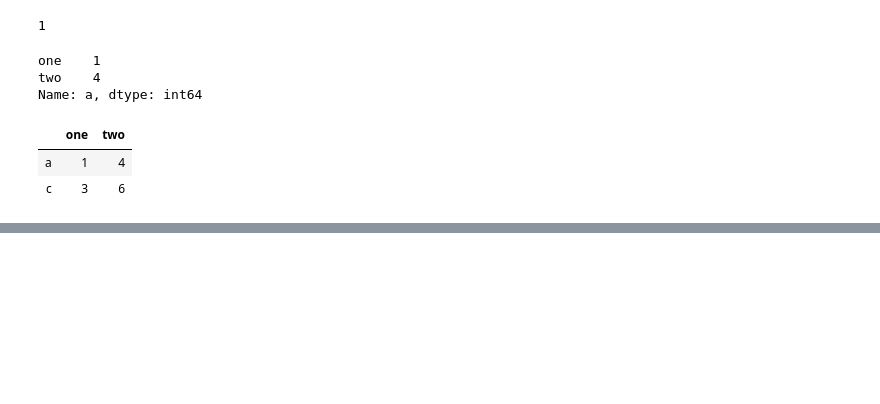
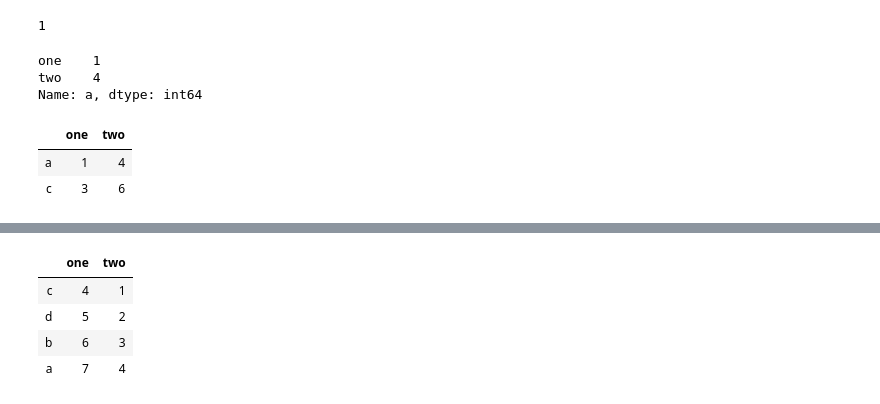
Before and after one commit to koking0/PythonAI, a Jupyter notebook: 第一模块_数据分析/Pandas_Learn.ipynb, the cells around one changed output, grey strips where cells are left out. Drawn from its saved outputs; the diff is of its cells as text; code cells hidden in the pictures; blank space fills up the shorter version.

```diff
--- a/第一模块_数据分析/Pandas_Learn.ipynb
+++ b/第一模块_数据分析/Pandas_Learn.ipynb
@@ -351,0 +366,11 @@ df.loc[['a', 'c'], :]
+# %%
+df1 = pd.DataFrame({'one':[4, 5, 6, 7], 'two':[1, 2, 3, 4]}, index = ['c', 'd', 'b', 'a'])
+df2 = pd.DataFrame({'one':pd.Series([1, 2, 3], index = ['a', 'b', 'c']), 'two':pd.Series([1, 2, 3, 4], index = ['a', 'b', 'c', 'd'])})
+# %%
+df1
+# %% [output]
+|  | one | two |
+| c | 4 | 1 |
+| d | 5 | 2 |
+| b | 6 | 3 |
+| a | 7 | 4 |
```
Also changed, not shown: parts of 42 cells of this notebook, 5 other files.
